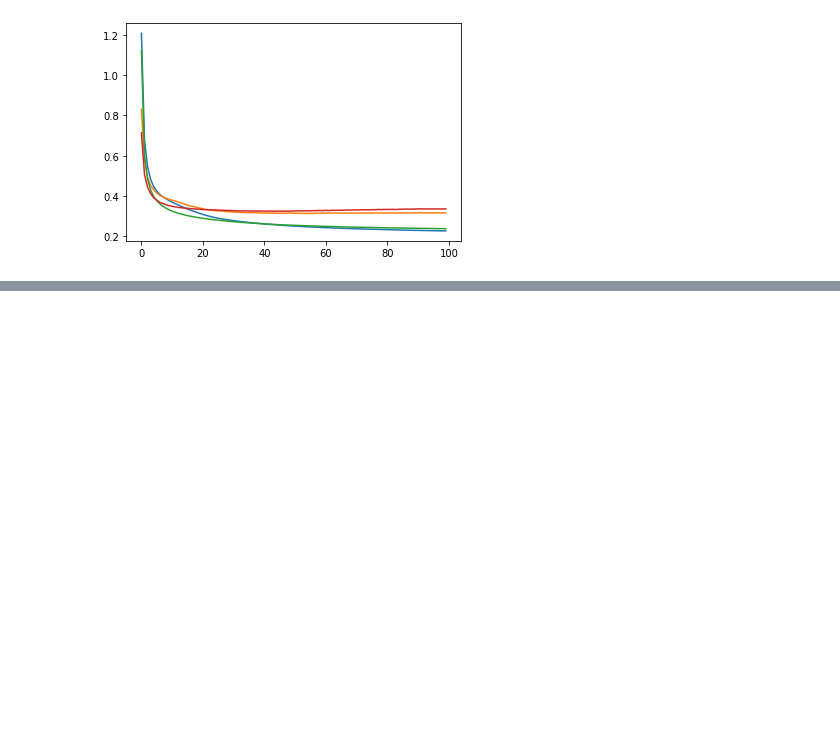
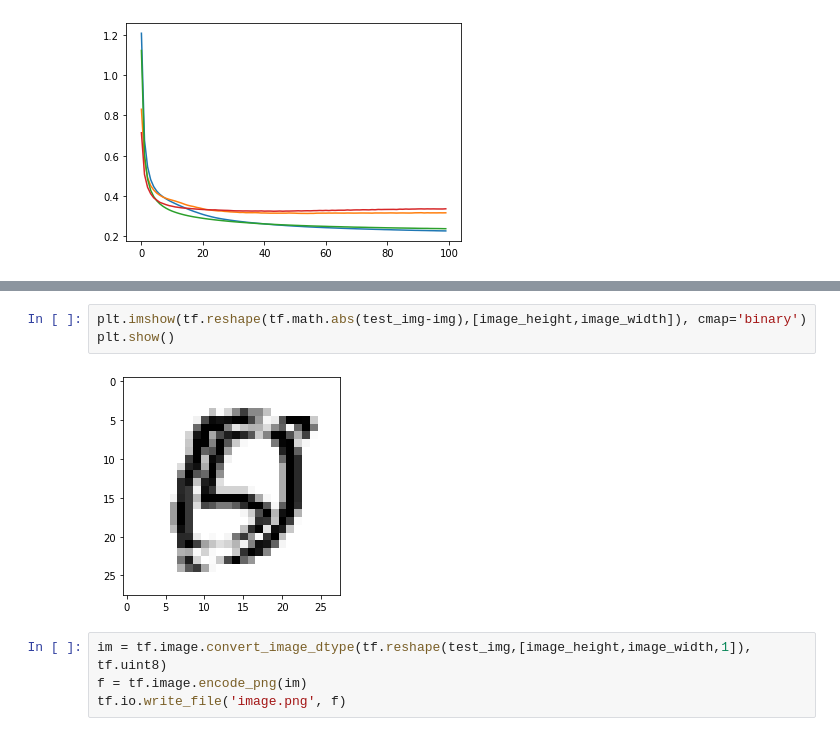
Before and after one commit to asarwinski/NeuralNetworks, a Jupyter notebook: MNIST/mnist.ipynb, the cells around one changed output, grey strips where cells are left out. Saved outputs shown, nothing was run; the diff lists cells and outputs as text; blank space fills up the shorter version.

```diff
--- a/MNIST/mnist.ipynb
+++ b/MNIST/mnist.ipynb
@@ -394,0 +467,9 @@ plt.show()
+# %%
+plt.imshow(tf.reshape(tf.math.abs(test_img-img),[image_height,image_width]), cmap='binary')
+plt.show()
+# %% [output]
+[figure, added]
+# %%
+im = tf.image.convert_image_dtype(tf.reshape(test_img,[image_height,image_width,1]), tf.uint8)
+f = tf.image.encode_png(im)
+tf.io.write_file('image.png', f)
```
Also changed, not shown: parts of 15 cells of this notebook.
